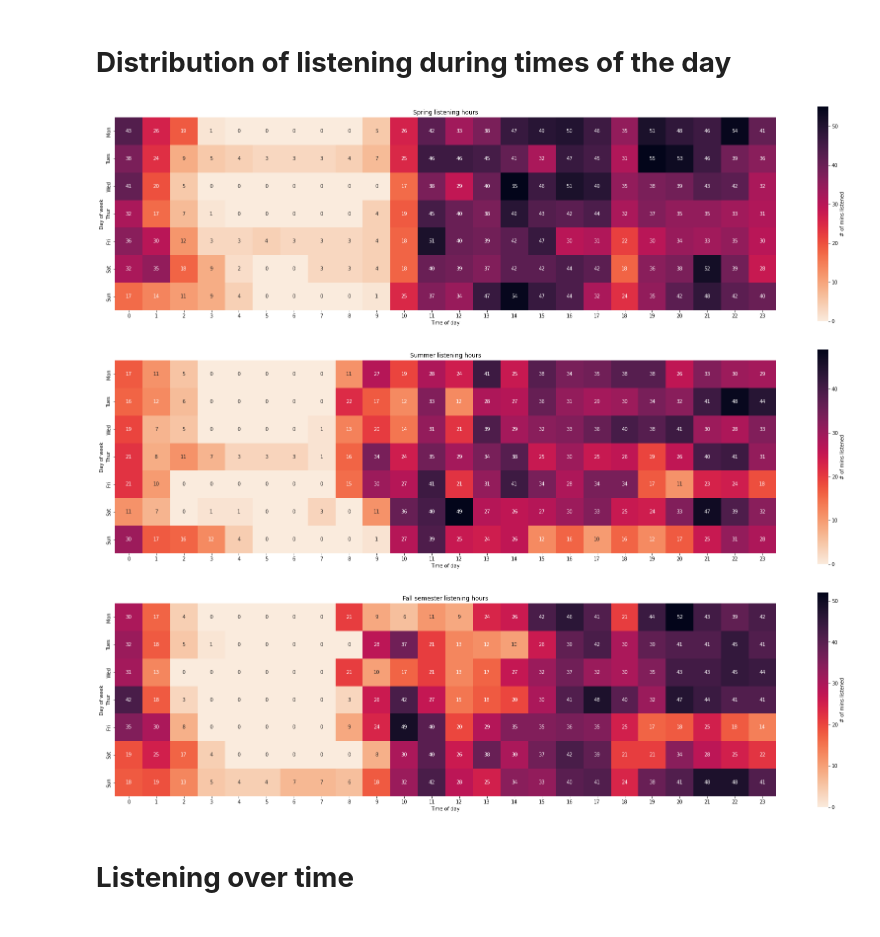
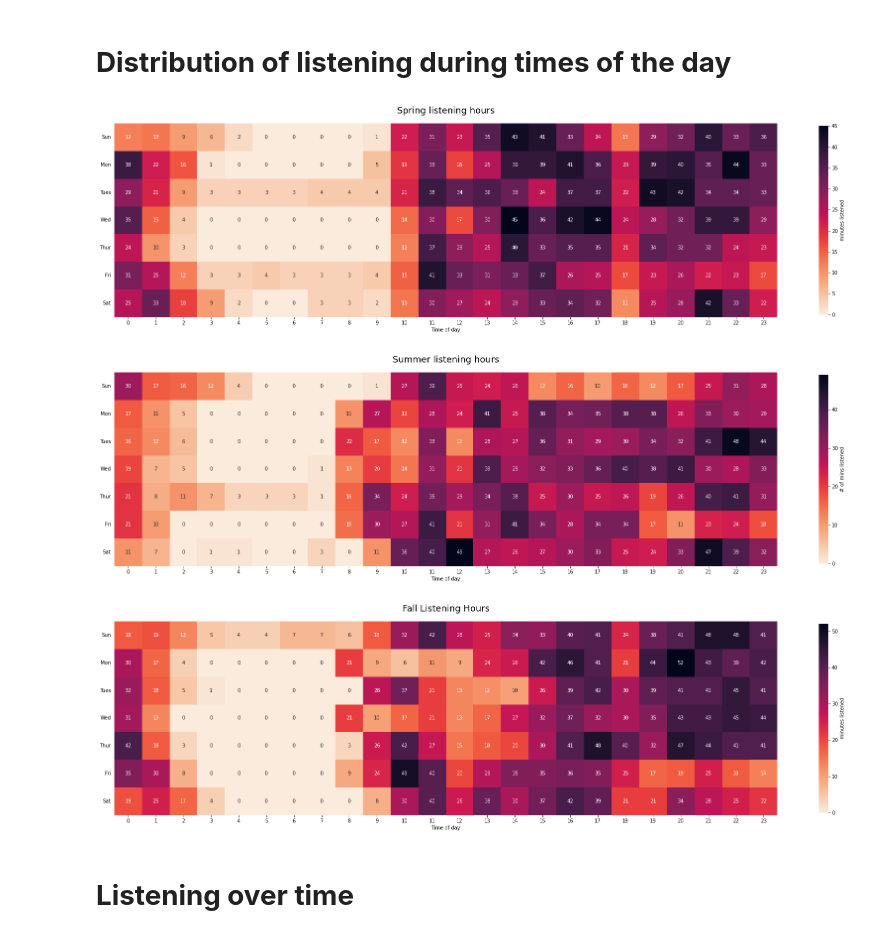
Before and after one commit to jonathanyin12/spotify-analysis, a Jupyter notebook: 2022_listening_history.ipynb, the cells around one changed output. Cells and saved outputs as stored; diff of their text form; code cells hidden in the pictures.

```diff
--- a/2022_listening_history.ipynb
+++ b/2022_listening_history.ipynb
@@ -4,6 +4,7 @@ import pandas as pd
 import matplotlib.pyplot as plt
 import seaborn as sns
 import numpy as np
+from datetime import datetime, date, timedelta
 
 history = pd.DataFrame()
 
@@ -41,6 +42,20 @@ history['month'] = pd.DatetimeIndex(history['endTime']).month
 history['day'] = pd.DatetimeIndex(history['endTime']).day
 history['hour'] = pd.DatetimeIndex(history['endTime']).hour
 history['dayofweek'] = pd.DatetimeIndex(history['endTime']).dayofweek
+
+
+
+
+# start = history['endTime'][0]
+# dt = pd.to_datetime(start).date()
+# start = dt - timedelta(days = (dt.weekday() + 1) % 7)
+
+def get_week_index(x):
+    dt = pd.to_datetime(x).date()
+    return dt - timedelta(days = (dt.weekday() + 1) % 7)
+
+history['week'] = history['endTime'].apply(lambda x: get_week_index(x))
+history['dayofweek'] = history['dayofweek'].apply(lambda x: (x+1)%7)
 history
 # %% [output]
 |  | endTime | artistName | trackName | msPlayed | minsPlayed | hrsPlayed | date | year | month | day | ... |
@@ -118,43 +80,46 @@ d1 = '2022-01-22'
 d2 = '2022-05-12'
 weeks = (datetime.strptime(d2, '%Y-%m-%d')-datetime.strptime(d1, '%Y-%m-%d')).days/7
 
-# spring_history = history.loc[(history['endTime']< d2) & (history['endTime']> d1)]
-
-spring_history = history.loc[(history['endTime']< '2022-05-19')& (history['endTime']> '2022-01-01')]
-
-listening_times = spring_history.groupby(['dayofweek', 'hour']).agg({'minsPlayed': ['sum']})//16
+spring_history = history.loc[(history['endTime']< d2) & (history['endTime']> d1)]
+listening_times = spring_history.groupby(['dayofweek', 'hour'])['minsPlayed'].sum()//weeks
 listening_times = listening_times.unstack(fill_value=0)
-listening_times.columns = listening_times.columns.droplevel([0,1])
 
 plt.figure(figsize=(30,20))
-plt.title('Spring listening hours')
-ax= sns.heatmap(listening_times, annot=True, square = True, yticklabels=['Mon', 'Tues', 'Wed', 'Thur', 'Fri', 'Sat', 'Sun'],cmap="rocket_r", cbar_kws={"shrink": .4, 'label': '# of mins listened'})
-plt.ylabel('Day of week')
+plt.title('Spring Listening Hours', fontsize=18, pad=20)
+
+ax= sns.heatmap(listening_times, annot=True, square = True, yticklabels=['Sun', 'Mon', 'Tues', 'Wed', 'Thur', 'Fri', 'Sat'],cmap="rocket_r", cbar_kws={"shrink": .35, 'label': 'minutes listened'})
+plt.ylabel('')
 plt.xlabel('Time of day')
+plt.yticks(rotation = 0)
+plt.xticks(rotation = 0)
+plt.tick_params(left= False, bottom = True)
 plt.show()
 # %% [output]
-[figure, old version]
+[figure, new version]
 # %%
 
 d2 = '2022-08-28'
 d1 = '2022-05-12'
 
 weeks = (datetime.strptime(d2, '%Y-%m-%d')-datetime.strptime(d1, '%Y-%m-%d')).days/7
 
 summer_history = history.loc[(history['endTime']< d2) & (history['endTime']> d1)]
 
-listening_times = summer_history.groupby(['dayofweek', 'hour']).agg({'minsPlayed': ['sum']})//weeks
+listening_times = summer_history.groupby(['dayofweek', 'hour'])['minsPlayed'].sum()//weeks
 listening_times = listening_times.unstack(fill_value=0)
-listening_times.columns = listening_times.columns.droplevel([0,1])
 
 plt.figure(figsize=(30,20))
-plt.title('Summer listening hours')
-ax= sns.heatmap(listening_times, annot=True, square = True, yticklabels=['Mon', 'Tues', 'Wed', 'Thur', 'Fri', 'Sat', 'Sun'], cmap="rocket_r", cbar_kws={"shrink": .4, 'label': '# of mins listened'})
-plt.ylabel('Day of week')
+plt.title('Summer Listening Hours', fontsize=18, pad=20)
+
+ax= sns.heatmap(listening_times, annot=True, square = True, yticklabels=['Sun', 'Mon', 'Tues', 'Wed', 'Thur', 'Fri', 'Sat'],cmap="rocket_r", cbar_kws={"shrink": .35, 'label': 'minutes listened'})
+plt.ylabel('')
 plt.xlabel('Time of day')
+plt.yticks(rotation = 0)
+plt.xticks(rotation = 0)
+plt.tick_params(left= False, bottom = True)
 plt.show()
 # %% [output]
-[figure, old version]
+[figure, new version]
 # %%
 from datetime import datetime
 
@@ -164,17 +129,20 @@ d2 = '2022-12-23'
 weeks = (datetime.strptime(d2, '%Y-%m-%d')-datetime.strptime(d1, '%Y-%m-%d')).days/7
 
 fall_history = history.loc[(history['endTime']>='2022-09-01')&(history['endTime']<'2022-12-23')]
-listening_times = fall_history.groupby(['dayofweek', 'hour']).agg({'minsPlayed': ['sum']})//weeks
+listening_times = fall_history.groupby(['dayofweek', 'hour'])['minsPlayed'].sum()//weeks
 listening_times = listening_times.unstack(fill_value=0)
-listening_times.columns = listening_times.columns.droplevel([0,1])
 
 plt.figure(figsize=(30,20))
-plt.title('Fall semester listening hours')
-ax= sns.heatmap(listening_times, annot=True, square = True, yticklabels=['Mon', 'Tues', 'Wed', 'Thur', 'Fri', 'Sat', 'Sun'],cmap="rocket_r", cbar_kws={"shrink": .4, 'label': '# of mins listened'})
-plt.ylabel('Day of week')
+plt.title('Fall Listening Hours', fontsize=18, pad=20)
+
+ax= sns.heatmap(listening_times, annot=True, square = True, yticklabels=['Sun', 'Mon', 'Tues', 'Wed', 'Thur', 'Fri', 'Sat'],cmap="rocket_r", cbar_kws={"shrink": .35, 'label': 'minutes listened'})
+plt.ylabel('')
 plt.xlabel('Time of day')
+plt.yticks(rotation = 0)
+plt.xticks(rotation = 0)
+plt.tick_params(left= False, bottom = True)
 plt.show()
 # %% [output]
-[figure, old version]
+[figure, new version]
 # %% [markdown]
 # **Listening over time**
```
Also changed, not shown: parts of 8 cells of this notebook.
